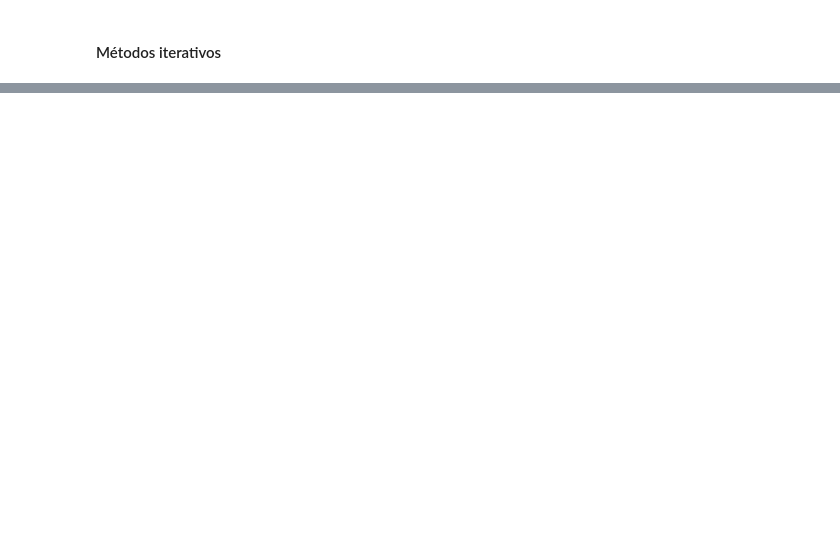
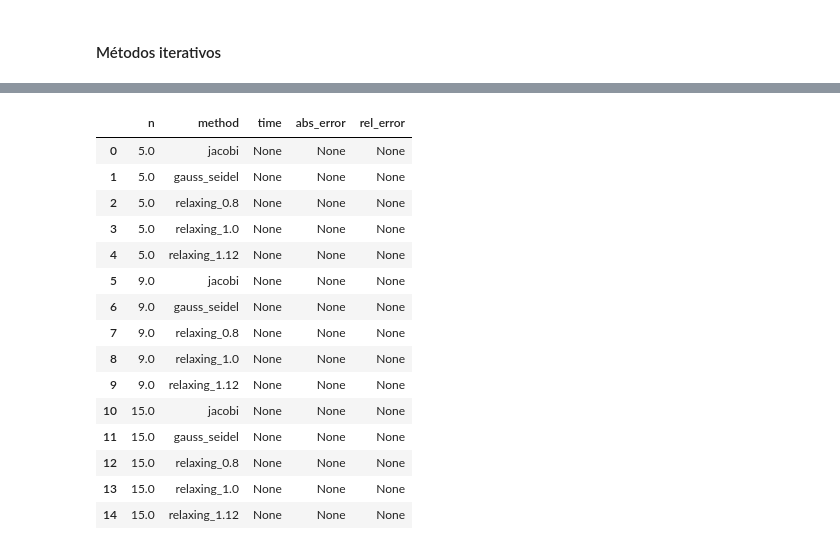
Before and after one commit to igorssant/metodos_numericos, a Jupyter notebook: sistema_equacao/src/main.ipynb, the cells around one changed output, grey strips where cells are left out. Cells and saved outputs as stored; diff of their text form; code cells hidden in the pictures; blank space fills up the shorter version.

```diff
--- a/sistema_equacao/src/main.ipynb
+++ b/sistema_equacao/src/main.ipynb
@@ -254,0 +321,59 @@ TypeError: jacobi() missing 1 required positional argument: 'max_iter'
+# %%
+df_3 = pd.DataFrame.from_dict(
+    {
+        "n": [],
+        "method": [],
+        "time": [],
+        "abs_error": [],
+        "rel_error": [],
+    }
+)
+
+iterative_methods = ["jacobi", "gauss_seidel"] + [f"relaxing_{rf}" for rf in relax_factors]
+
+for n, results in result_dict.items():
+    for method, result in results.items():
+        if method not in iterative_methods:
+            continue
+        if "relaxing" in method:
+            relax_factor = result["relax_factor"]
+            method_name = f"relaxing_{relax_factor}"
+        else:
+            method_name = method
+
+        df_3 = pd.concat(
+            [
+                df_3,
+                pd.DataFrame(
+                    {
+                        "n": [n],
+                        "method": [method_name],
+                        "time": [result["time"]],
+                        "abs_error": [result["abs_error"]],
+                        "rel_error": [result["rel_error"]],
+                    }
+                ),
+            ],
+            ignore_index=True,
+        )
+""" df_3["time"] = df_3["time"].apply(lambda x: f"{x:.7e} s")
+df_3["abs_error"] = df_3["abs_error"].apply(lambda x: f"{x:.7e}")
+df_3["rel_error"] = df_3["rel_error"].apply(lambda x: f"{x:.7e}") """
+df_3
+# %% [output]
+|  | n | method | time | abs_error | rel_error |
+| 0 | 5.0 | jacobi | None | None | None |
+| 1 | 5.0 | gauss_seidel | None | None | None |
+| 2 | 5.0 | relaxing_0.8 | None | None | None |
+| 3 | 5.0 | relaxing_1.0 | None | None | None |
+| 4 | 5.0 | relaxing_1.12 | None | None | None |
+| 5 | 9.0 | jacobi | None | None | None |
+| 6 | 9.0 | gauss_seidel | None | None | None |
+| 7 | 9.0 | relaxing_0.8 | None | None | None |
+| 8 | 9.0 | relaxing_1.0 | None | None | None |
+| 9 | 9.0 | relaxing_1.12 | None | None | None |
+| 10 | 15.0 | jacobi | None | None | None |
+| 11 | 15.0 | gauss_seidel | None | None | None |
+| 12 | 15.0 | relaxing_0.8 | None | None | None |
+| 13 | 15.0 | relaxing_1.0 | None | None | None |
+| 14 | 15.0 | relaxing_1.12 | None | None | None |
```
Also changed, not shown: parts of 11 cells of this notebook, 1 other file.
